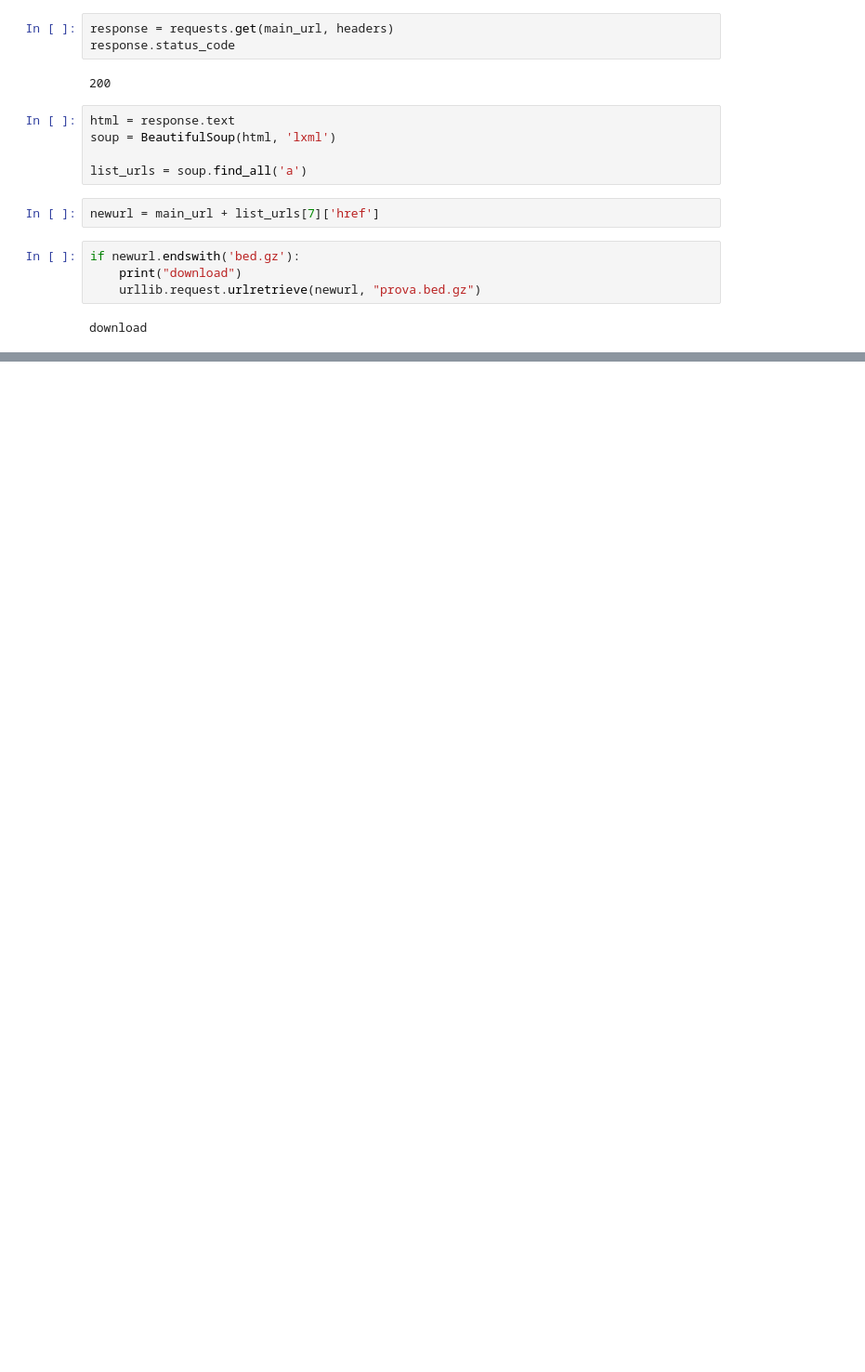
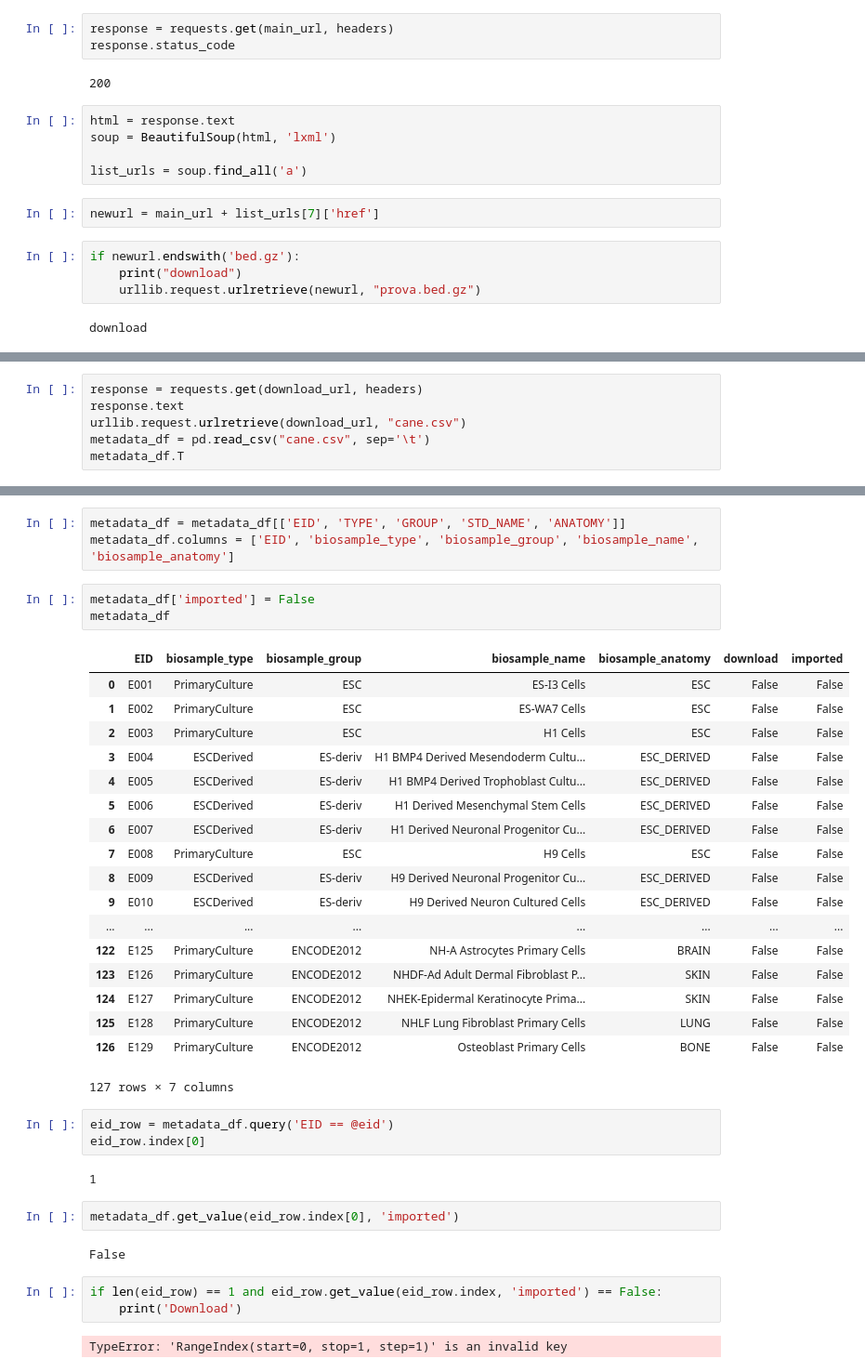
Before and after one commit to mvanzetti/thesis, a Jupyter notebook: notebooks/Roadmap Downloader.ipynb, the cells around one changed output, grey strips where cells are left out. Shown at 93% size. Saved outputs shown, nothing was run; the diff lists cells and outputs as text; blank space fills up the shorter version.

Commit message:
[#137673207] Added Roadmap downloader and processor

```diff
--- a/notebooks/Roadmap Downloader.ipynb
+++ b/notebooks/Roadmap Downloader.ipynb
@@ -32,0 +38,6 @@ str(list_urls[7]['href'])
+# %%
+response = requests.get(download_url, headers)
+response.text
+urllib.request.urlretrieve(download_url, "cane.csv")
+metadata_df = pd.read_csv("cane.csv", sep='\t')
+metadata_df.T
@@ -32,0 +67,39 @@ str(list_urls[7]['href'])
+# %%
+metadata_df = metadata_df[['EID', 'TYPE', 'GROUP', 'STD_NAME', 'ANATOMY']]
+metadata_df.columns = ['EID', 'biosample_type', 'biosample_group', 'biosample_name', 'biosample_anatomy']
+# %%
+metadata_df['imported'] = False
+metadata_df
+# %% [output]
+|  | EID | biosample_type | biosample_group | biosample_name | biosample_anatomy | download | imported |
+| 0 | E001 | PrimaryCulture | ESC | ES-I3 Cells | ESC | False | False |
+| 1 | E002 | PrimaryCulture | ESC | ES-WA7 Cells | ESC | False | False |
+| 2 | E003 | PrimaryCulture | ESC | H1 Cells | ESC | False | False |
+| 3 | E004 | ESCDerived | ES-deriv | H1 BMP4 Derived Mesendoderm Cultu... | ESC_DERIVED | False | False |
+| 4 | E005 | ESCDerived | ES-deriv | H1 BMP4 Derived Trophoblast Cultu... | ESC_DERIVED | False | False |
+| 5 | E006 | ESCDerived | ES-deriv | H1 Derived Mesenchymal Stem Cells | ESC_DERIVED | False | False |
+| 6 | E007 | ESCDerived | ES-deriv | H1 Derived Neuronal Progenitor Cu... | ESC_DERIVED | False | False |
+| 7 | E008 | PrimaryCulture | ESC | H9 Cells | ESC | False | False |
+| 8 | E009 | ESCDerived | ES-deriv | H9 Derived Neuronal Progenitor Cu... | ESC_DERIVED | False | False |
+| 9 | E010 | ESCDerived | ES-deriv | H9 Derived Neuron Cultured Cells | ESC_DERIVED | False | False |
+| ... | ... | ... | ... | ... | ... | ... | ... |
+| 122 | E125 | PrimaryCulture | ENCODE2012 | NH-A Astrocytes Primary Cells | BRAIN | False | False |
+| 123 | E126 | PrimaryCulture | ENCODE2012 | NHDF-Ad Adult Dermal Fibroblast P... | SKIN | False | False |
+| 124 | E127 | PrimaryCulture | ENCODE2012 | NHEK-Epidermal Keratinocyte Prima... | SKIN | False | False |
+| 125 | E128 | PrimaryCulture | ENCODE2012 | NHLF Lung Fibroblast Primary Cells | LUNG | False | False |
+| 126 | E129 | PrimaryCulture | ENCODE2012 | Osteoblast Primary Cells | BONE | False | False |
+127 rows × 7 columns
+# %%
+eid_row = metadata_df.query('EID == @eid')
+eid_row.index[0]
+# %% [output]
+1
+# %%
+metadata_df.get_value(eid_row.index[0], 'imported')
+# %% [output]
+False
+# %%
+if len(eid_row) == 1 and eid_row.get_value(eid_row.index, 'imported') == False:
+    print('Download')
+# %% [output]
+TypeError: 'RangeIndex(start=0, stop=1, step=1)' is an invalid key
```
Also changed, not shown: parts of 4 cells of this notebook, 6 other files.
